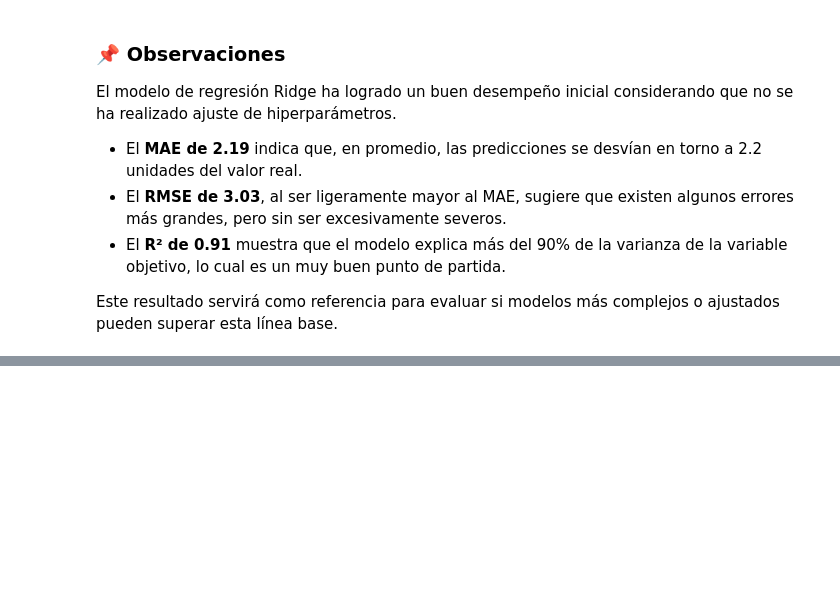
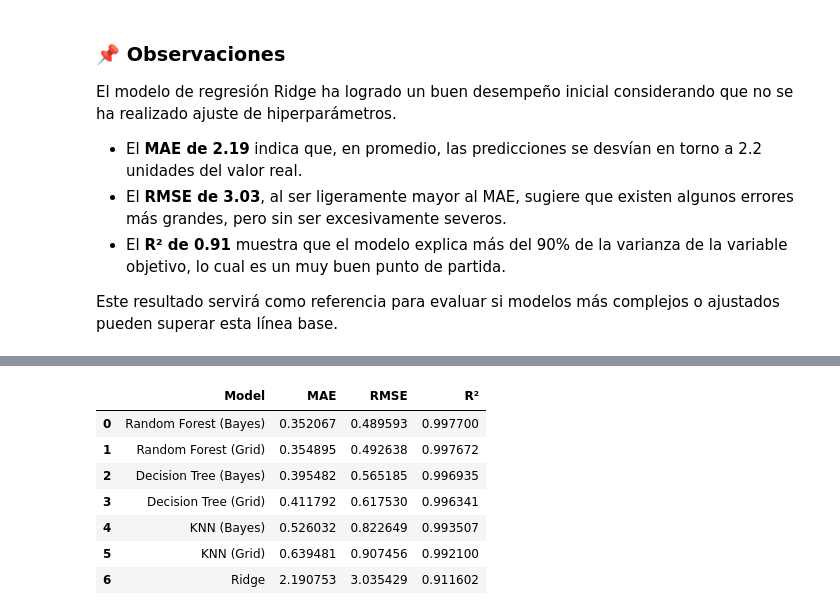
Before and after one commit to 1Dnns/Regression-Projects, a Jupyter notebook: Energy Efficiency/notebooks/02_modelado_regresion.ipynb, the cells around one changed output, grey strips where cells are left out. Cells and saved outputs as stored; diff of their text form; code cells hidden in the pictures; blank space fills up the shorter version.

```diff
--- a/Energy Efficiency/notebooks/02_modelado_regresion.ipynb
+++ b/Energy Efficiency/notebooks/02_modelado_regresion.ipynb
@@ -112,0 +485,11 @@ Este resultado servirá como referencia para evaluar si modelos más complejos o
+# %%
+results_df
+# %% [output]
+|  | Model | MAE | RMSE | R² |
+| 0 | Random Forest (Bayes) | 0.352067 | 0.489593 | 0.997700 |
+| 1 | Random Forest (Grid) | 0.354895 | 0.492638 | 0.997672 |
+| 2 | Decision Tree (Bayes) | 0.395482 | 0.565185 | 0.996935 |
+| 3 | Decision Tree (Grid) | 0.411792 | 0.617530 | 0.996341 |
+| 4 | KNN (Bayes) | 0.526032 | 0.822649 | 0.993507 |
+| 5 | KNN (Grid) | 0.639481 | 0.907456 | 0.992100 |
+| 6 | Ridge | 2.190753 | 3.035429 | 0.911602 |
```
Also changed, not shown: parts of 35 cells of this notebook, 2 other files.
